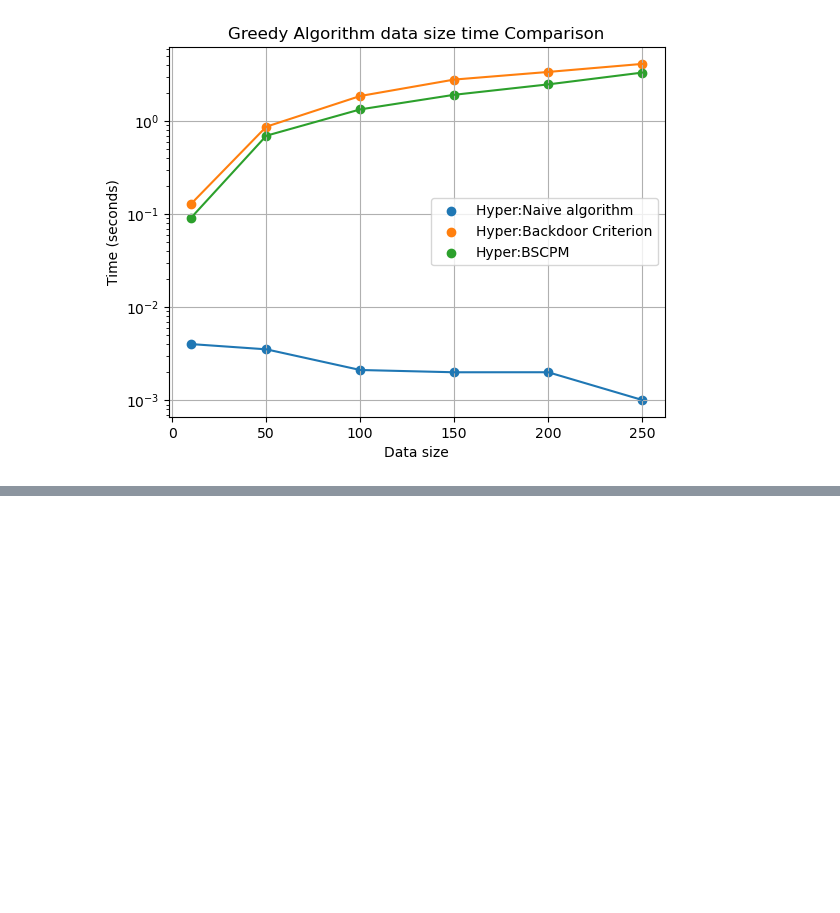
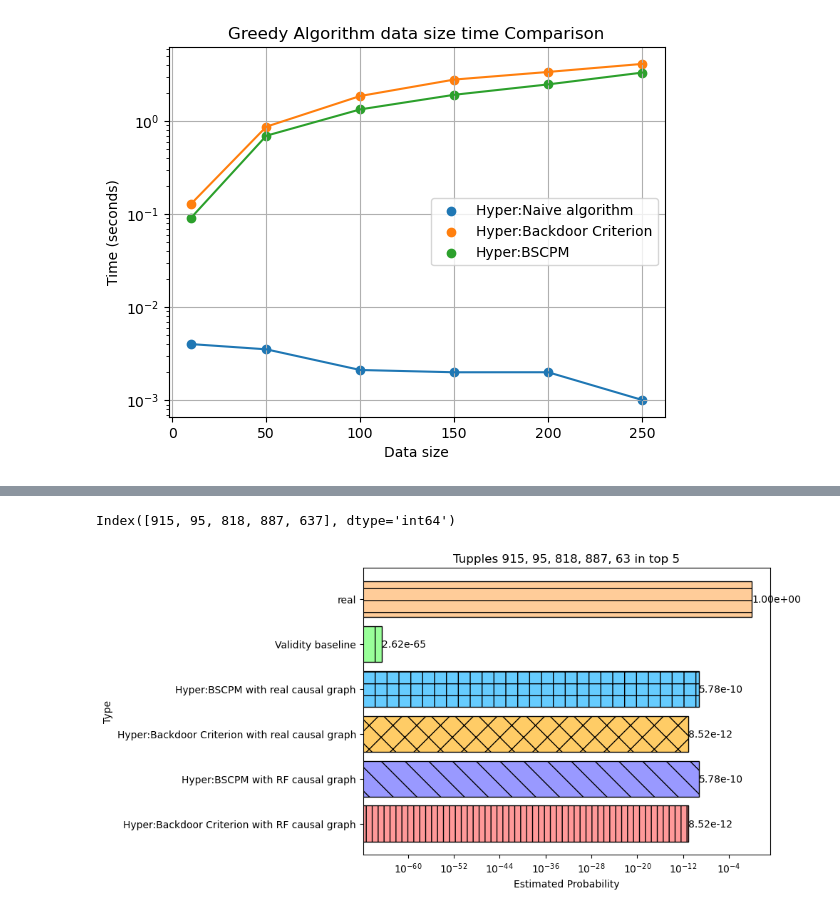
Before and after one commit to sainyam/Hyper-Code, a Jupyter notebook: ranking_query/German_redo.ipynb, the cells around one changed output, grey strips where cells are left out. Drawn from its saved outputs; the diff is of its cells as text; code cells hidden in the pictures; blank space fills up the shorter version.

Commit message:
update plots and algo

```diff
--- a/ranking_query/German_redo.ipynb
+++ b/ranking_query/German_redo.ipynb
@@ -543,3 +543,6 @@ plt.savefig(f'ranking_plots/time_comparision_data_german.png')
 plt.show()
 # %% [output]
 [figure]
+# %%
+upf=ranking_funcs.get_ranking_query(new_G_combined, df, 5, {'status':1}, 'credit_amount',{'property':0},'fix')
+upf
@@ -545,0 +591,73 @@ plt.show()
+# %%
+upf.index
+# %% [output]
+Index([915, 95, 818, 887, 637], dtype='int64')
+# %%
+theta = 15653.0
+theta_rf = 15653.0
+
+real_G_bk1 = ranking_funcs.get_prob_backdoor_opt(new_G_combined, df, 5, {'status':1}, 'credit_amount',{'property':0},'fix',upf.index,theta)
+
+rf_G_bk1 = ranking_funcs.get_prob_backdoor_opt(new_G_combined_rf, df, 5, {'status':1}, 'credit_amount',{'property':0},'fix',upf.index,theta_rf)
+
+real_G_bk2 = ranking_funcs.get_prob_backdoor_opt2(new_G_combined, df, 5, {'status':1}, 'credit_amount',{'property':0},'fix',upf.index,theta)
+
+rf_G_bk2 = ranking_funcs.get_prob_backdoor_opt2(new_G_combined_rf, df, 5, {'status':1}, 'credit_amount',{'property':0},'fix',upf.index,theta_rf)
+
+real = 1
+
+data = {'Hyper:Backdoor Criterion with RF causal graph': rf_G_bk1.iloc[0],
+        'Hyper:BSCPM with RF causal graph': rf_G_bk2,
+        'Hyper:Backdoor Criterion with real causal graph':real_G_bk1.iloc[0],
+        'Hyper:BSCPM with real causal graph':real_G_bk2,
+        'Validity baseline':baseline_val,
+        'real': real}
+
+types = [
+    'Hyper:Backdoor Criterion with RF causal graph',
+    'Hyper:BSCPM with RF causal graph',
+    'Hyper:Backdoor Criterion with real causal graph',
+    'Hyper:BSCPM with real causal graph',
+    'Validity baseline',
+    'real',
+]
+
+colors = {
+    'Hyper:Backdoor Criterion with RF causal graph': '#FF9999',
+    'Hyper:BSCPM with RF causal graph': '#9999FF',
+    'Hyper:Backdoor Criterion with real causal graph': '#FFCC66',
+    'Hyper:BSCPM with real causal graph': '#66CCFF',
+    'Validity baseline': '#99FF99',
+    'real': '#FFCC99',
+}
+
+titles = ["Tupples 915, 95, 818, 887, 63 in top 5"]
+hatches = ['||', '\\', 'x', '+', '|', '-']
+
+fig, ax = plt.subplots(figsize=(10, 5))
+
+values = [data[t] for t in types]
+keys = types
+colors_list = [colors[t] for t in types]
+
+bars = ax.barh(keys, values, color=colors_list, edgecolor='black')
+
+for bar, hatch in zip(bars, hatches):
+    bar.set_hatch(hatch)
+
+ax.set_title(titles[0])
+ax.set_ylabel('Type')
+ax.set_yticks(range(len(keys)))
+ax.set_yticklabels(keys)
+ax.set_xlabel('Estimated Probability')
+ax.set_xscale('log')
+
+for bar, value in zip(bars, values):
+    ax.text(bar.get_width(), bar.get_y() + bar.get_height() / 2,
+            '{:.2e}'.format(value), va='center')
+
+plt.tight_layout()
+plt.savefig('ranking_plots/dif_est_prob_german.png')
+plt.show()
+# %% [output]
+[figure, added]
```
Also changed, not shown: parts of 3 cells of this notebook, 4 other files.
